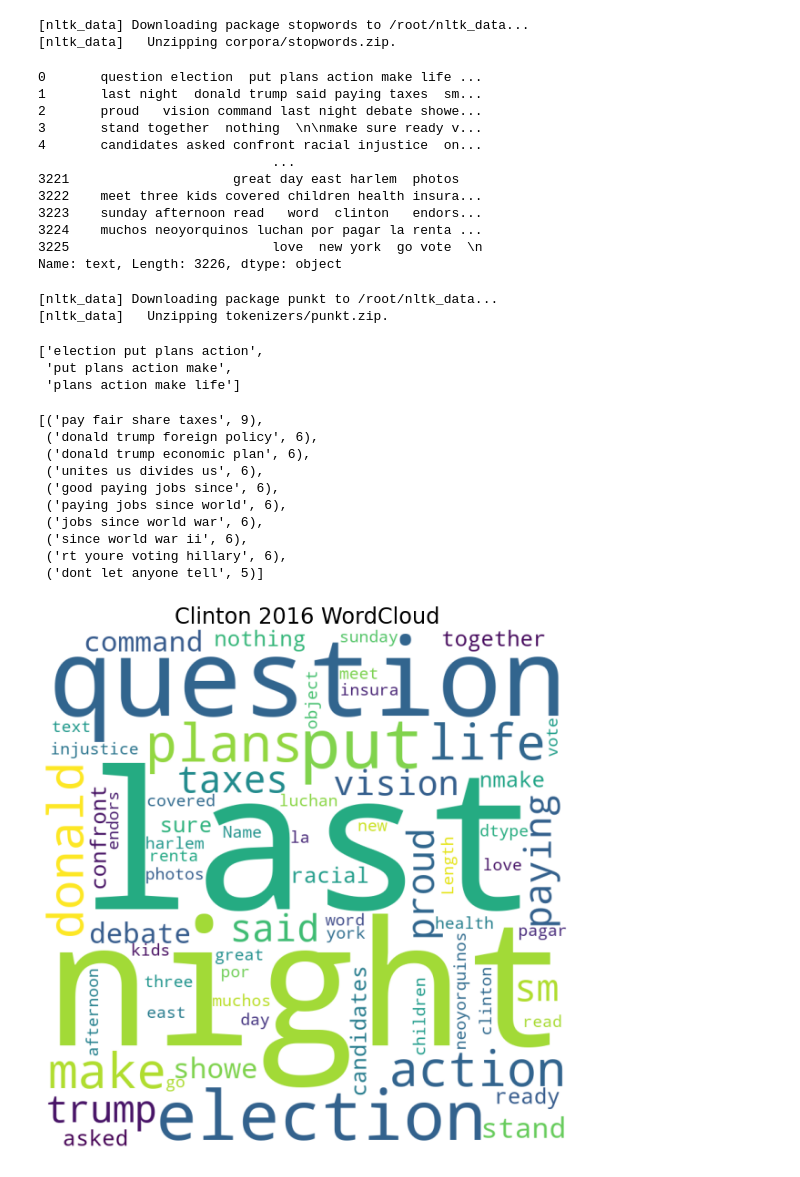
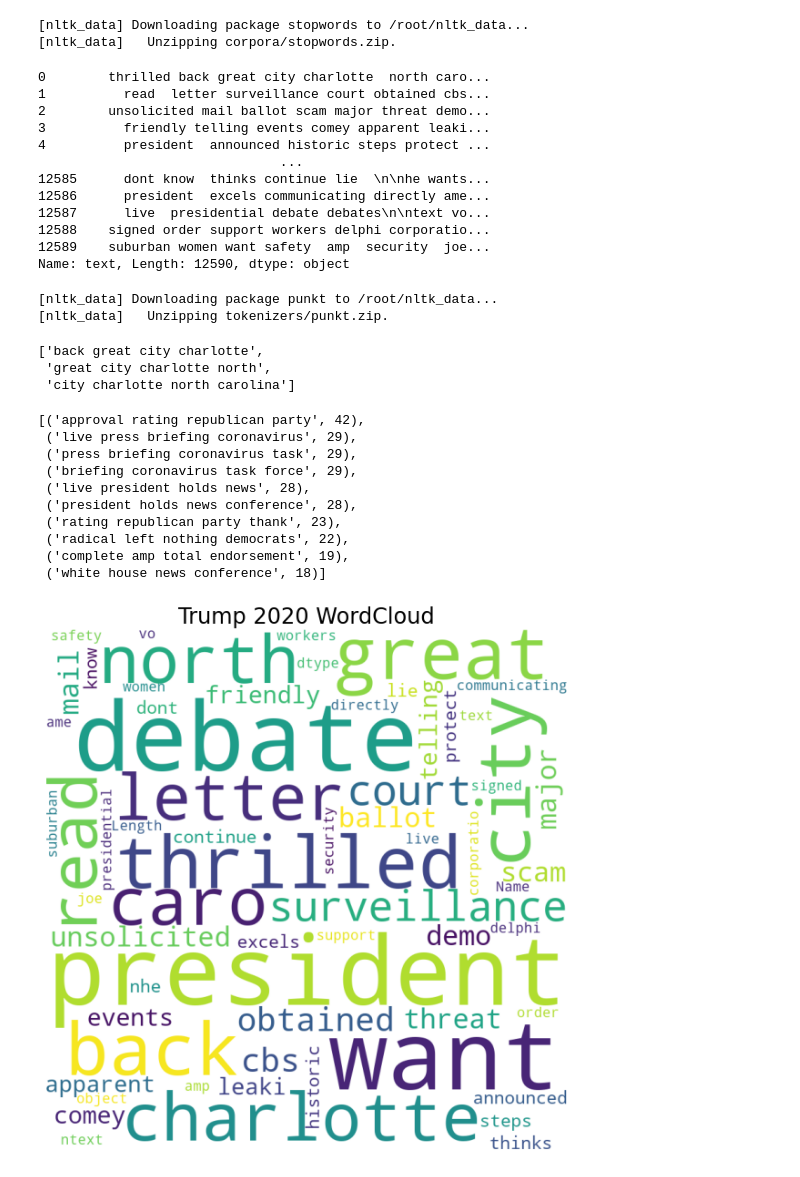
Before and after one commit to DinaTTomoum/Thesis2021, a Jupyter notebook: trump20ngrams.ipynb, the cells around one changed output. Saved outputs shown, nothing was run; the diff lists cells and outputs as text; code cells hidden in the pictures.

```diff
--- a/trump20ngrams.ipynb
+++ b/trump20ngrams.ipynb
@@ -38,6 +38,6 @@ Saving Clinton.csv to Clinton.csv
 # %%
 import pandas as pd
-data = pd.read_csv('Clinton.csv', encoding= 'unicode_escape')
+data = pd.read_csv('Trump2020.csv', encoding= 'unicode_escape')
 # %%
 data.head()
 # %% [output]
@@ -119,18 +119,18 @@ listToStr = ' '.join(map(str, cln))
 # %%
 df_cln
 # %% [output]
-0       question election  put plans action make life ...
-1       last night  donald trump said paying taxes  sm...
-2       proud   vision command last night debate showe...
-3       stand together  nothing  \n\nmake sure ready v...
-4       candidates asked confront racial injustice  on...
-                              ...
-3221                     great day east harlem  photos
-3222    meet three kids covered children health insura...
-3223    sunday afternoon read   word  clinton   endors...
-3224    muchos neoyorquinos luchan por pagar la renta ...
-3225                          love  new york  go vote  \n
-Name: text, Length: 3226, dtype: object
+0        thrilled back great city charlotte  north caro...
+1          read  letter surveillance court obtained cbs...
+2        unsolicited mail ballot scam major threat demo...
+3          friendly telling events comey apparent leaki...
+4          president  announced historic steps protect ...
+                               ...
+12585      dont know  thinks continue lie  \n\nhe wants...
+12586      president  excels communicating directly ame...
+12587      live  presidential debate debates\n\ntext vo...
+12588    signed order support workers delphi corporatio...
+12589    suburban women want safety  amp  security  joe...
+Name: text, Length: 12590, dtype: object
 # %%
 
 import nltk
@@ -151,9 +151,9 @@ fourgram = ("4-gram: ", extract_ngrams(listToStr, 4))
 # %%
 fourgram[1][1:4]
 # %% [output]
-['election put plans action',
- 'put plans action make',
- 'plans action make life']
+['back great city charlotte',
+ 'great city charlotte north',
+ 'city charlotte north carolina']
 # %%
 unigramFreq = collections.Counter(list(onegram[1]))
 trigramFreq = collections.Counter(list(threegram[1]))
@@ -161,16 +161,16 @@ bigramFreq = collections.Counter(list(twogram[1]))
 quadgramFreq = collections.Counter(list(fourgram[1]))
 quadgramFreq.most_common(10)
 # %% [output]
-[('pay fair share taxes', 9),
- ('donald trump foreign policy', 6),
- ('donald trump economic plan', 6),
- ('unites us divides us', 6),
- ('good paying jobs since', 6),
- ('paying jobs since world', 6),
- ('jobs since world war', 6),
- ('since world war ii', 6),
- ('rt youre voting hillary', 6),
- ('dont let anyone tell', 5)]
+[('approval rating republican party', 42),
+ ('live press briefing coronavirus', 29),
+ ('press briefing coronavirus task', 29),
+ ('briefing coronavirus task force', 29),
+ ('live president holds news', 28),
+ ('president holds news conference', 28),
+ ('rating republican party thank', 23),
+ ('radical left nothing democrats', 22),
+ ('complete amp total endorsement', 19),
+ ('white house news conference', 18)]
 # %%
 from wordcloud import WordCloud, STOPWORDS
 stopwords = set(STOPWORDS)
@@ -181,12 +181,12 @@ wordcloud = WordCloud(width = 800, height = 800,
 # %%
 plt.figure(figsize = (8, 8), facecolor = None)
 plt.imshow(wordcloud)
 plt.axis("off")
 plt.tight_layout(pad = 0)
-plt.title ("Clinton 2016 WordCloud", size=24)
+plt.title ("Trump 2020 WordCloud", size=24)
 plt.show()
 # %% [output]
-[figure, old version]
+[figure, new version]
 # %%
 
 top30 = bigramFreq.most_common(30)
```
Also changed, not shown: parts of 2 cells of this notebook.
